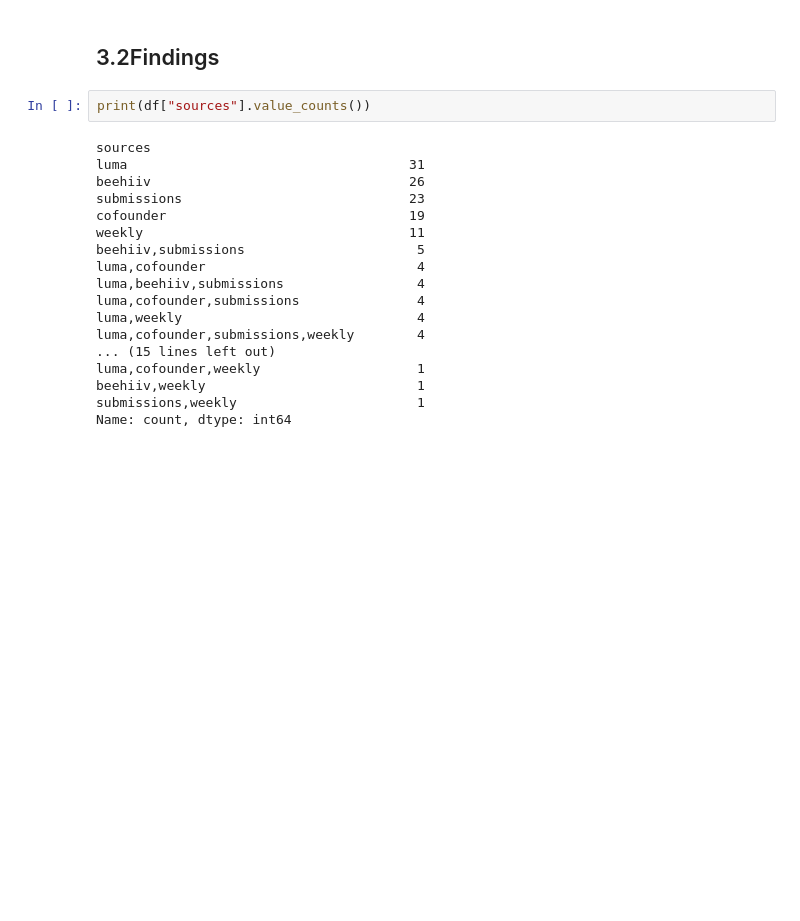
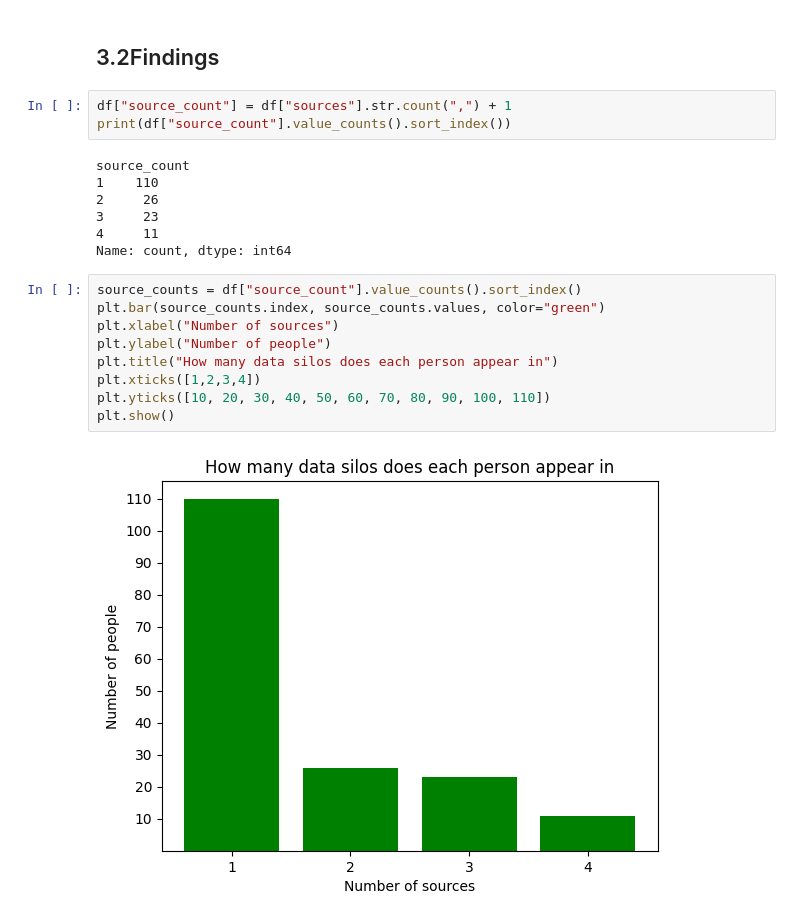
Before and after one commit to teod05/tech-europe-dataframe, a Jupyter notebook: analysis.ipynb, the cells around one changed output. Cells and saved outputs as stored; diff of their text form; blank space fills up the shorter version.

```diff
--- a/analysis.ipynb
+++ b/analysis.ipynb
@@ -266,22 +267,23 @@ df["sources"] = df["sources"].str.rstrip(",")
 # %% [markdown]
 ## 3.2Findings
 # %%
-print(df["sources"].value_counts())
+df["source_count"] = df["sources"].str.count(",") + 1
+print(df["source_count"].value_counts().sort_index())
 # %% [output]
-sources
-luma                                    31
-beehiiv                                 26
-submissions                             23
-cofounder                               19
-weekly                                  11
-beehiiv,submissions                      5
-luma,cofounder                           4
-luma,beehiiv,submissions                 4
-luma,cofounder,submissions               4
-luma,weekly                              4
-luma,cofounder,submissions,weekly        4
-... (15 lines left out)
-luma,cofounder,weekly                    1
-beehiiv,weekly                           1
-submissions,weekly                       1
+source_count
+1    110
+2     26
+3     23
+4     11
 Name: count, dtype: int64
+# %%
+source_counts = df["source_count"].value_counts().sort_index()
+plt.bar(source_counts.index, source_counts.values, color="green")
+plt.xlabel("Number of sources")
+plt.ylabel("Number of people")
+plt.title("How many data silos does each person appear in")
+plt.xticks([1,2,3,4])
+plt.yticks([10, 20, 30, 40, 50, 60, 70, 80, 90, 100, 110])
+plt.show()
+# %% [output]
+[figure, added]
```
Also changed, not shown: parts of 18 cells of this notebook.
